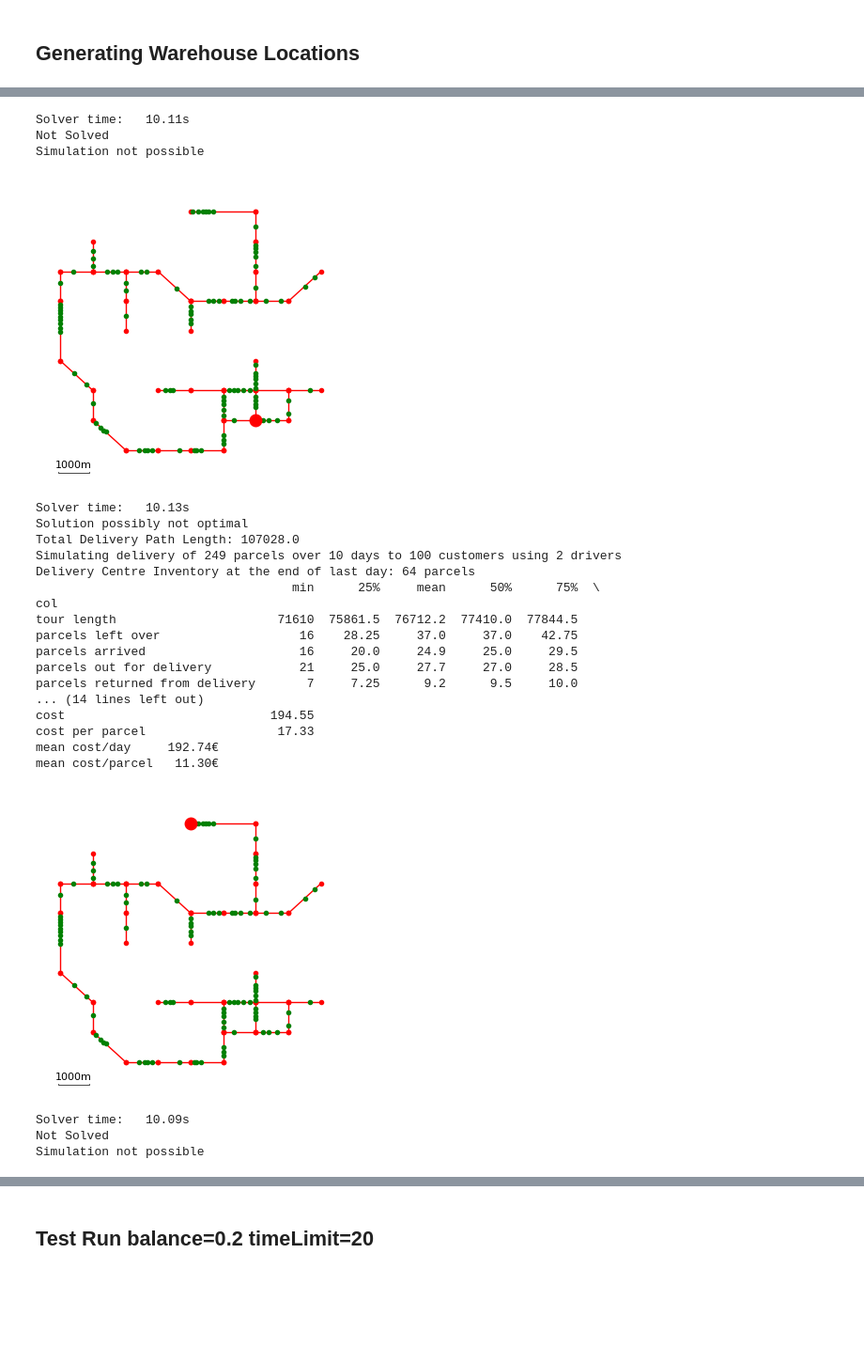
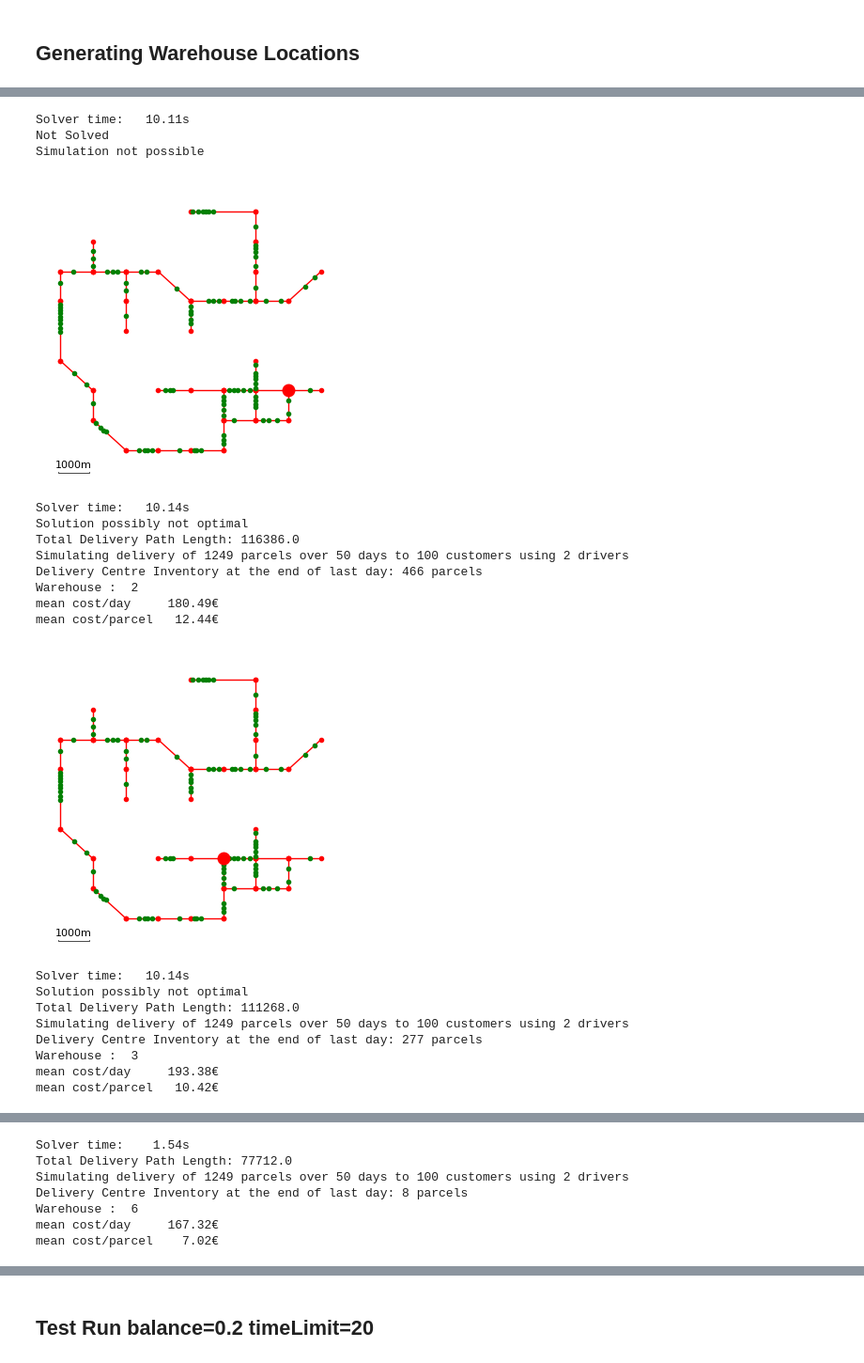
Before and after one commit to Somewhat-Coder/MSO, a Jupyter notebook: Simulation Step 8 Statistical Evaluation.ipynb, the cells around one changed output, grey strips where cells are left out. Shown at 94% size. Cells and saved outputs as stored; diff of their text form; code cells hidden in the pictures; blank space fills up the shorter version.

```diff
--- a/Simulation Step 8 Statistical Evaluation.ipynb
+++ b/Simulation Step 8 Statistical Evaluation.ipynb
@@ -1958,6 +1958,6 @@ import pickle
 with open('data.pickled', 'rb') as f:
     M, C = pickle.load(f)
 # %%
-Warehouses = generateMultipleWarehouseLocations(M)
+Warehouses = generateMultipleWarehouseLocations(M, 10)
 plotMap(M, T=Warehouses, msT=7)
 # %% [output]
@@ -1970,55 +1970,49 @@ cost_df = cost_df.T
 cost_df.reset_index(drop=True, inplace=True)
 
 cost_boxplot = {}
 warehouse = 1
 
 for W in Warehouses:
     plotMap(M, T=C, w=W, scale=True)
     Plan = planCPP(M, W, C, n=2,
                      maxLength=60000, timeLimit=10,
                      timing=True)
 
     if Plan is None:
         print("Simulation not possible")
     else:
-        rec = simulation(M, W, C, Plan, p=0.25, days=10)
+        rec = simulation(M, W, C, Plan, p=0.25, days=50)
         summary, cost = rec.summary()
 
         cost = pd.DataFrame(cost)
-
         cost_df = pd.concat([cost_df, cost.T], ignore_index=True)
-
         cost_boxplot[warehouse] = summary.iloc[7].to_list()
 
-        print(summary)
+        print("Warehouse : ", warehouse)
         print(f"mean cost/day    {summary.at['cost', 'mean']:7.2f}€")
         print(f"mean cost/parcel {summary.at['cost per parcel', 'mean']:7.2f}€")
 
     warehouse = warehouse + 1
 # %% [output]
 [figure]
 Solver time:   10.11s
 Not Solved
 Simulation not possible
-[figure, old version]
+[figure, new version]
-Solver time:   10.13s
+Solver time:   10.14s
 Solution possibly not optimal
-Total Delivery Path Length: 107028.0
-Simulating delivery of 249 parcels over 10 days to 100 customers using 2 drivers
-Delivery Centre Inventory at the end of last day: 64 parcels
-                                   min      25%     mean      50%      75%  \
-col
-tour length                      71610  75861.5  76712.2  77410.0  77844.5
-parcels left over                   16    28.25     37.0     37.0    42.75
-parcels arrived                     16     20.0     24.9     25.0     29.5
-parcels out for delivery            21     25.0     27.7     27.0     28.5
-parcels returned from delivery       7     7.25      9.2      9.5     10.0
-... (14 lines left out)
-cost                            194.55
-cost per parcel                  17.33
-mean cost/day     192.74€
-mean cost/parcel   11.30€
+Total Delivery Path Length: 116386.0
+Simulating delivery of 1249 parcels over 50 days to 100 customers using 2 drivers
+Delivery Centre Inventory at the end of last day: 466 parcels
+Warehouse :  2
+mean cost/day     180.49€
+mean cost/parcel   12.44€
-[figure, old version]
+[figure, new version]
-Solver time:   10.09s
-Not Solved
-Simulation not possible
+Solver time:   10.14s
+Solution possibly not optimal
+Total Delivery Path Length: 111268.0
+Simulating delivery of 1249 parcels over 50 days to 100 customers using 2 drivers
+Delivery Centre Inventory at the end of last day: 277 parcels
+Warehouse :  3
+mean cost/day     193.38€
+mean cost/parcel   10.42€
@@ -2060,0 +2036,7 @@ mean cost/parcel   10.75€
+Solver time:    1.54s
+Total Delivery Path Length: 77712.0
+Simulating delivery of 1249 parcels over 50 days to 100 customers using 2 drivers
+Delivery Centre Inventory at the end of last day: 8 parcels
+Warehouse :  6
+mean cost/day     167.32€
+mean cost/parcel    7.02€
```
Also changed, not shown: parts of 12 cells of this notebook, 1 other file.
